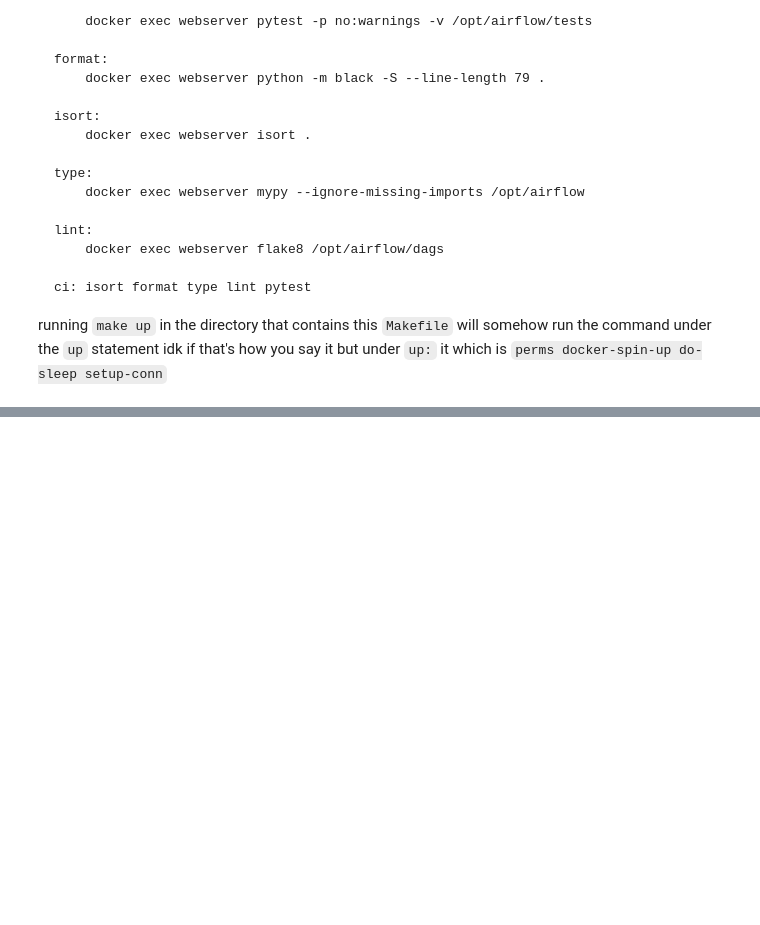
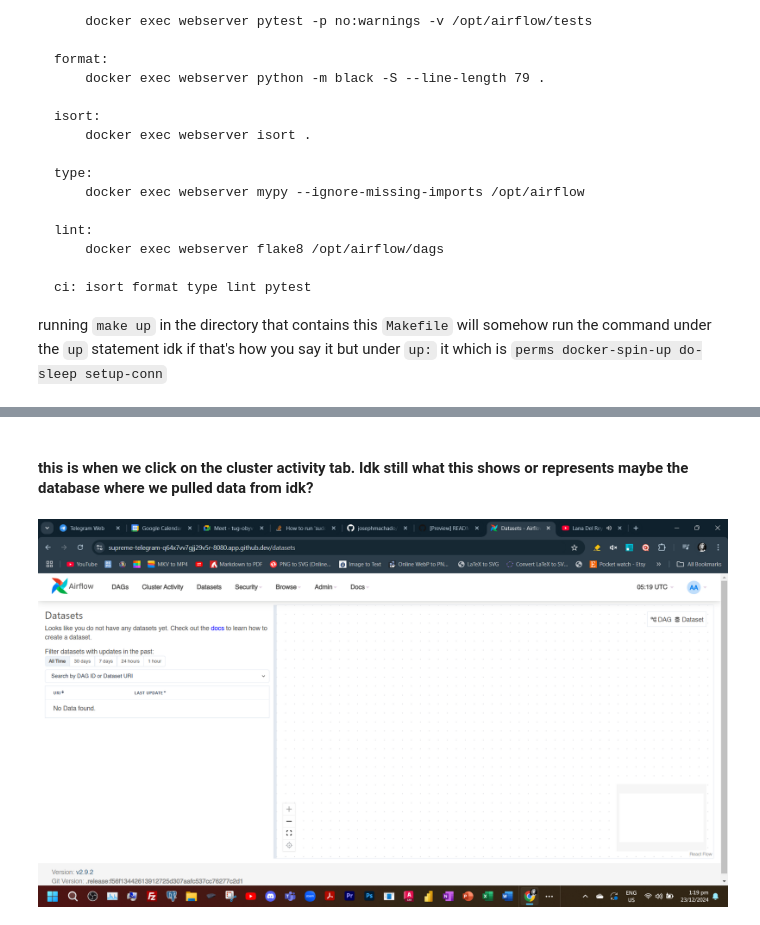
Before and after one commit to 08Aristodemus24/data-engineering-path, a Jupyter notebook: what-I-learned.ipynb, the cells around one changed output, grey strips where cells are left out. Cells and saved outputs as stored; diff of their text form; code cells hidden in the pictures; blank space fills up the shorter version.

```diff
--- a/what-I-learned.ipynb
+++ b/what-I-learned.ipynb
@@ -67,0 +148,6 @@ running `make up` in the directory that contains this `Makefile` will somehow ru
+# %% [markdown]
+#### this is when we click on the cluster activity tab. Idk still what this shows or represents maybe the database where we pulled data from idk?
+# %%
+display(imgs[3])
+# %% [output]
+[figure, added]
```
Also changed, not shown: parts of 12 cells of this notebook.
